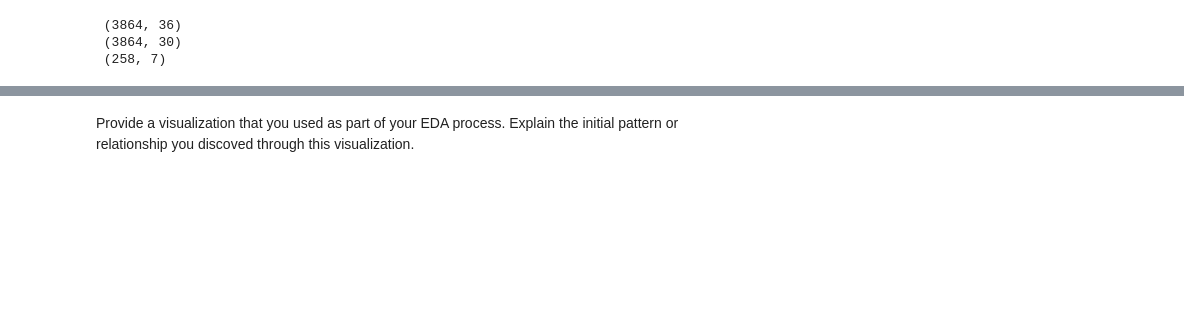
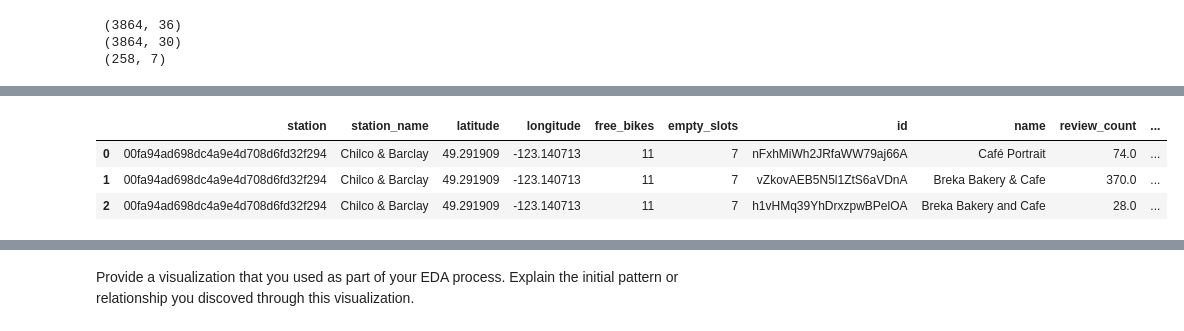
Before and after one commit to ParkerHar/Statistical_Modelling_Project, a Jupyter notebook: notebooks/joining_data.ipynb, the cells around one changed output, grey strips where cells are left out. Drawn from its saved outputs; the diff is of its cells as text; code cells hidden in the pictures; blank space fills up the shorter version.

```diff
--- a/notebooks/joining_data.ipynb
+++ b/notebooks/joining_data.ipynb
@@ -43,0 +28,6 @@ main_df.head(5)
+# %%
+#dropping city as it is redundant
+main_df2 = main_df.drop(['city'],axis=1)
+#check shape after dropping column
+main_df2.shape
+main_df = main_df2
@@ -43,0 +48,16 @@ main_df.head(5)
+# %%
+#dropping many columns as they do not seem relevant
+to_drop = main_df.columns[19:35]
+main_df3 = main_df.drop(to_drop,axis=1)
+# %%
+drop_again = ['alias','image_url','is_closed','url','phone','display_phone']
+#forgot one
+drop_me = ['categories']
+main_df3 = main_df3.drop(drop_me, axis=1)
+# %%
+main_df3.head(3)
+# %% [output]
+|  | station | station_name | latitude | longitude | free_bikes | empty_slots | id | name | review_count | ... |
+| 0 | 00fa94ad698dc4a9e4d708d6fd32f294 | Chilco & Barclay | 49.291909 | -123.140713 | 11 | 7 | nFxhMiWh2JRfaWW79aj66A | Café Portrait | 74.0 | ... |
+| 1 | 00fa94ad698dc4a9e4d708d6fd32f294 | Chilco & Barclay | 49.291909 | -123.140713 | 11 | 7 | vZkovAEB5N5l1ZtS6aVDnA | Breka Bakery & Cafe | 370.0 | ... |
+| 2 | 00fa94ad698dc4a9e4d708d6fd32f294 | Chilco & Barclay | 49.291909 | -123.140713 | 11 | 7 | h1vHMq39YhDrxzpwBPelOA | Breka Bakery and Cafe | 28.0 | ... |
```
Also changed, not shown: parts of 9 cells of this notebook.
